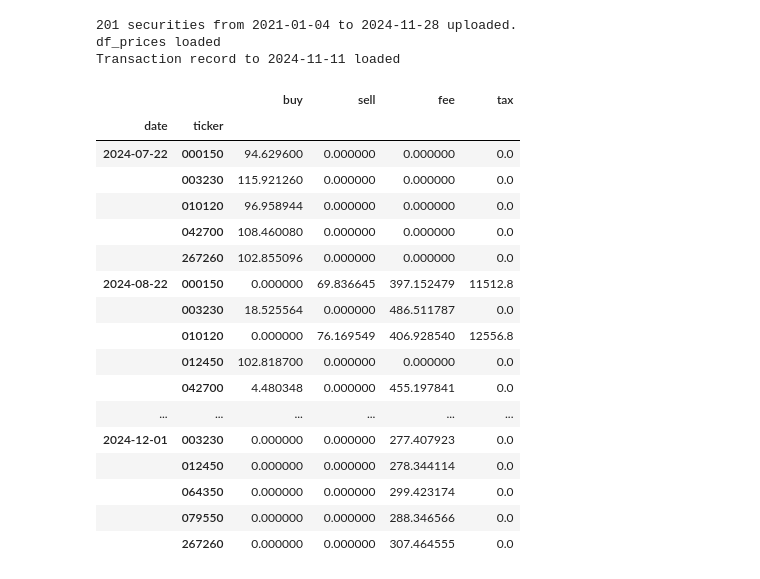
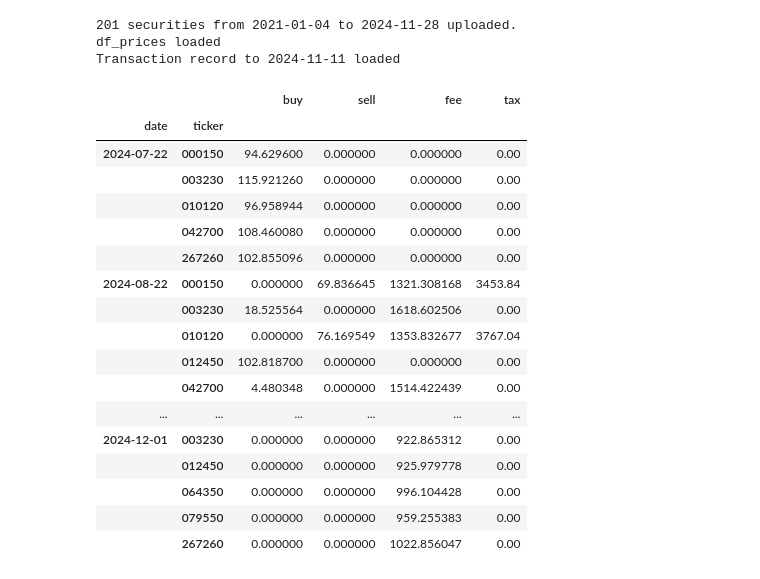
Before and after one commit to lbk209/portfolio, a Jupyter notebook: Allocate_Portfolio.ipynb, the cells around one changed output. Cells and saved outputs as stored; diff of their text form; code cells hidden in the pictures.

```diff
--- a/Allocate_Portfolio.ipynb
+++ b/Allocate_Portfolio.ipynb
@@ -900,32 +924,32 @@ from pf_utils import CostCalculator
 # %%
 pf_mmt = PM.create_portfolio('MMT')
-cc = CostCalculator(pf_mmt.record, pf_mmt.cols_record)
+cm = CostManager(pf_mmt.record, pf_mmt.cols_record)
 # %% [output]
 201 securities from 2021-01-04 to 2024-11-28 uploaded.
 df_prices loaded
 Transaction record to 2024-11-11 loaded
 # %%
-buy = 0.00363960
-fee = 0.6
-tax = 0.18
-df_cost = cc.calc_cost(buy, buy, fee, tax)
+cost = dict(
+    buy = 0.00363960, sell = 0.00363960, fee = 0.6, tax = 0.18,
+)
+df_cost = cm.calc_cost(**cost)
 df_cost
 # %% [output]
 |  |  | buy | sell | fee | tax |
 | date | ticker |  |  |  |  |
-| 2024-07-22 | 000150 | 94.629600 | 0.000000 | 0.000000 | 0.0 |
-|  | 003230 | 115.921260 | 0.000000 | 0.000000 | 0.0 |
-|  | 010120 | 96.958944 | 0.000000 | 0.000000 | 0.0 |
-|  | 042700 | 108.460080 | 0.000000 | 0.000000 | 0.0 |
-|  | 267260 | 102.855096 | 0.000000 | 0.000000 | 0.0 |
-| 2024-08-22 | 000150 | 0.000000 | 69.836645 | 397.152479 | 11512.8 |
-|  | 003230 | 18.525564 | 0.000000 | 486.511787 | 0.0 |
-|  | 010120 | 0.000000 | 76.169549 | 406.928540 | 12556.8 |
-|  | 012450 | 102.818700 | 0.000000 | 0.000000 | 0.0 |
-|  | 042700 | 4.480348 | 0.000000 | 455.197841 | 0.0 |
+| 2024-07-22 | 000150 | 94.629600 | 0.000000 | 0.000000 | 0.00 |
+|  | 003230 | 115.921260 | 0.000000 | 0.000000 | 0.00 |
+|  | 010120 | 96.958944 | 0.000000 | 0.000000 | 0.00 |
+|  | 042700 | 108.460080 | 0.000000 | 0.000000 | 0.00 |
+|  | 267260 | 102.855096 | 0.000000 | 0.000000 | 0.00 |
+| 2024-08-22 | 000150 | 0.000000 | 69.836645 | 1321.308168 | 3453.84 |
+|  | 003230 | 18.525564 | 0.000000 | 1618.602506 | 0.00 |
+|  | 010120 | 0.000000 | 76.169549 | 1353.832677 | 3767.04 |
+|  | 012450 | 102.818700 | 0.000000 | 0.000000 | 0.00 |
+|  | 042700 | 4.480348 | 0.000000 | 1514.422439 | 0.00 |
 | ... | ... | ... | ... | ... | ... |
-| 2024-12-01 | 003230 | 0.000000 | 0.000000 | 277.407923 | 0.0 |
-|  | 012450 | 0.000000 | 0.000000 | 278.344114 | 0.0 |
-|  | 064350 | 0.000000 | 0.000000 | 299.423174 | 0.0 |
-|  | 079550 | 0.000000 | 0.000000 | 288.346566 | 0.0 |
-|  | 267260 | 0.000000 | 0.000000 | 307.464555 | 0.0 |
+| 2024-12-01 | 003230 | 0.000000 | 0.000000 | 922.865312 | 0.00 |
+|  | 012450 | 0.000000 | 0.000000 | 925.979778 | 0.00 |
+|  | 064350 | 0.000000 | 0.000000 | 996.104428 | 0.00 |
+|  | 079550 | 0.000000 | 0.000000 | 959.255383 | 0.00 |
+|  | 267260 | 0.000000 | 0.000000 | 1022.856047 | 0.00 |
```
Also changed, not shown: parts of 31 cells of this notebook, 1 other file.
